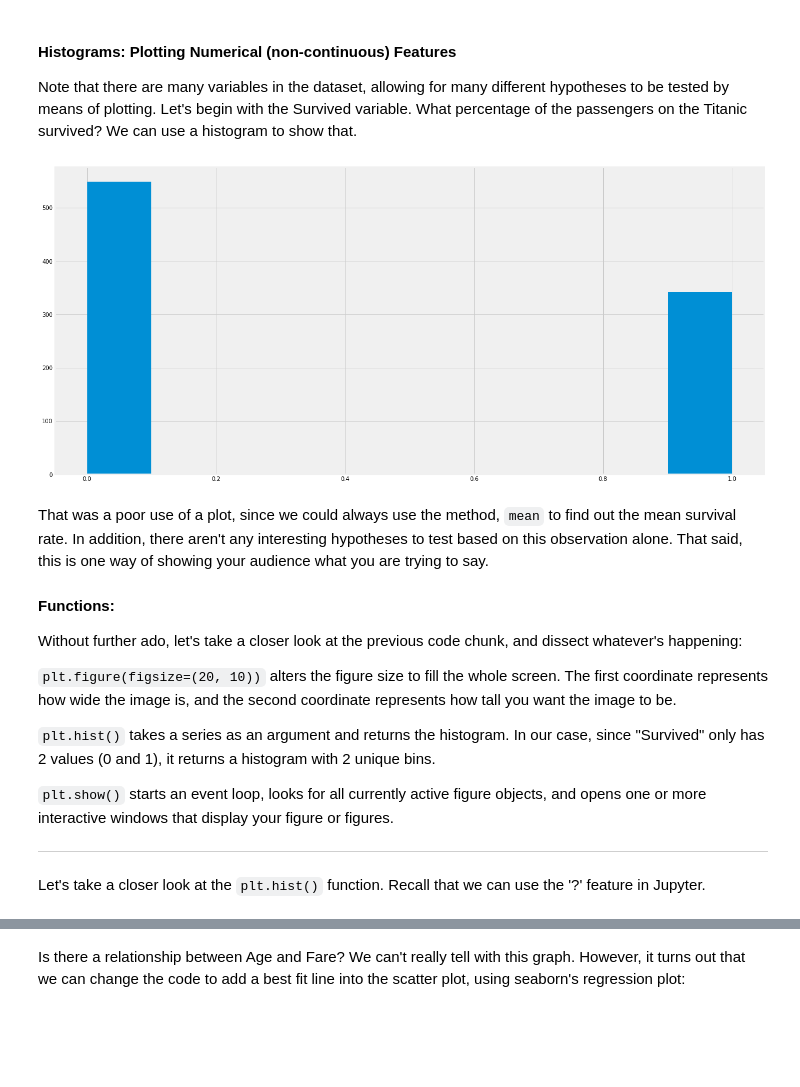
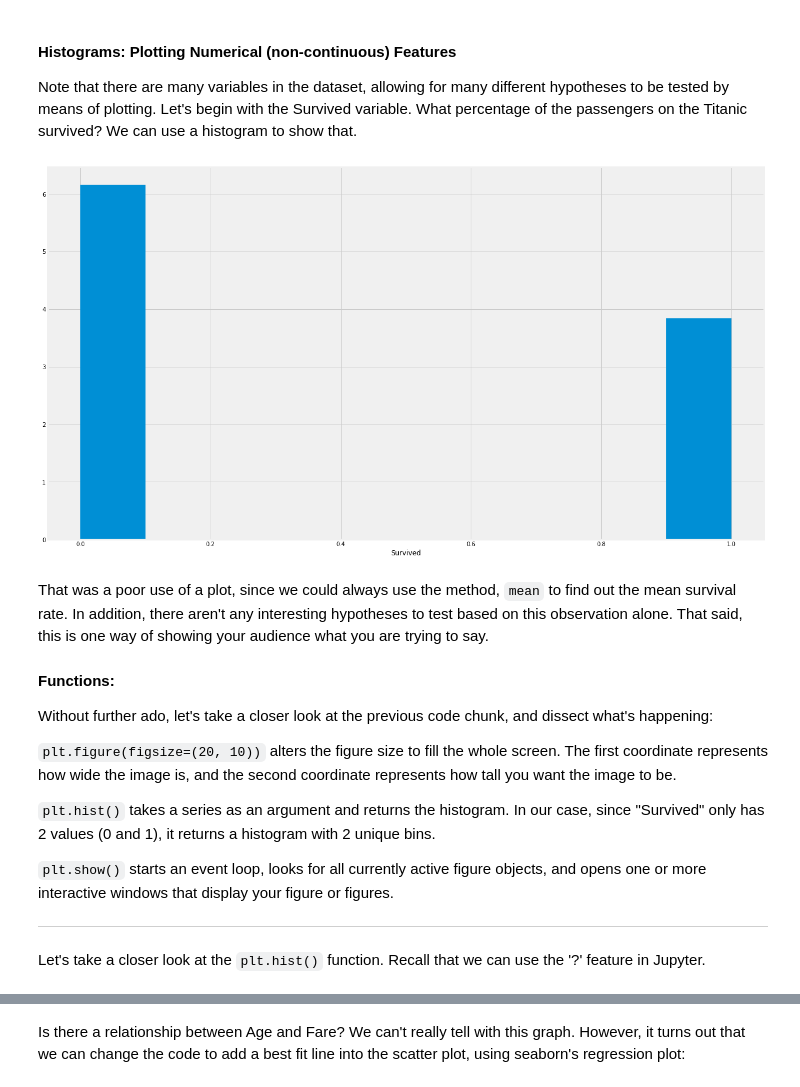
Before and after one commit to ngbolin/PythonProgrammingWorkshop, a Jupyter notebook: SMUMSE_ProgWorkshop_Lesson4.ipynb, the cells around one changed output, grey strips where cells are left out. Drawn from its saved outputs; the diff is of its cells as text; code cells hidden in the pictures; blank space fills up the shorter version.

```diff
--- a/SMUMSE_ProgWorkshop_Lesson4.ipynb
+++ b/SMUMSE_ProgWorkshop_Lesson4.ipynb
@@ -75,17 +75,24 @@ dat.describe(include='all')
 
 Note that there are many variables in the dataset, allowing for many different hypotheses to be tested by means of plotting. Let's begin with the Survived variable. What percentage of the passengers on the Titanic survived? We can use a histogram to show that.
 # %%
-plt.figure(figsize=(20, 10))
-plt.hist(dat['Survived'])
+plt.figure(figsize=(20, 12))
+
+plt.hist(dat['Survived'], range=[0, 1], normed=True)
+plt.xlabel('Survived')
+# plt.ylabel('Frequency')
+
+# plt.xlim([0, 2])
+# plt.ylim([0, 1])
+
 plt.show()
 # %% [output]
-[figure, old version]
+[figure, new version]
 # %% [markdown]
 That was a poor use of a plot, since we could always use the method, `mean` to find out the mean survival rate. In addition, there aren't any interesting hypotheses to test based on this observation alone. That said, this is one way of showing your audience what you are trying to say.
 
 #### Functions:
 
-Without further ado, let's take a closer look at the previous code chunk, and dissect whatever's happening:
+Without further ado, let's take a closer look at the previous code chunk, and dissect what's happening:
 
 `plt.figure(figsize=(20, 10))` alters the figure size to fill the whole screen. The first coordinate represents how wide the image is, and the second coordinate represents how tall you want the image to be.
 
```
Also changed, not shown: parts of 33 cells of this notebook.
